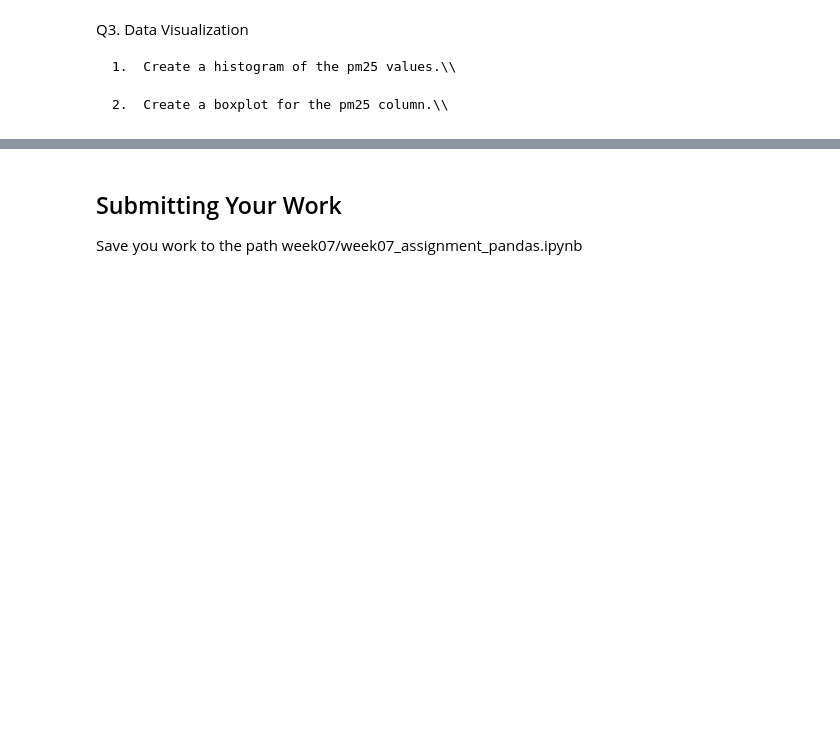
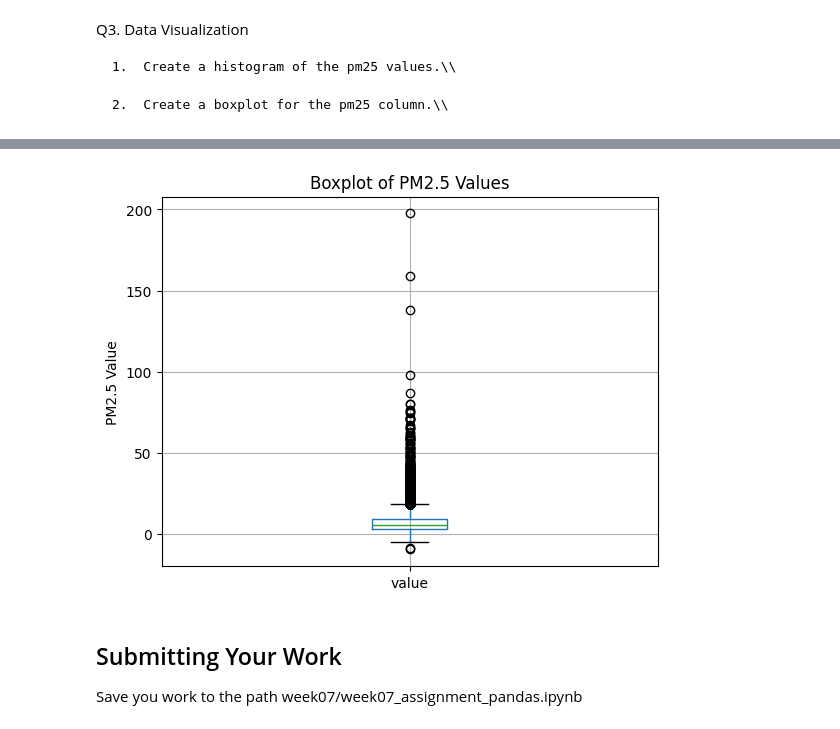
Before and after one commit to AbigailWolfmeyer/ores5160-2026, a Jupyter notebook: week07/week07_assignment_pandas.ipynb, the cells around one changed output, grey strips where cells are left out. Cells and saved outputs as stored; diff of their text form; code cells hidden in the pictures; blank space fills up the shorter version.

```diff
--- a/week07/week07_assignment_pandas.ipynb
+++ b/week07/week07_assignment_pandas.ipynb
@@ -43,3 +186,11 @@ Q3. Data Visualization
+# %%
+airquality_from_file[airquality_from_file["pollutant"] == "pm25"].boxplot(column="value")
+
+plt.ylabel("PM2.5 Value")
+plt.title("Boxplot of PM2.5 Values")
+plt.show()
+# %% [output]
+[figure, added]
 # %% [markdown]
 
 ## Submitting Your Work
```
Also changed, not shown: parts of 13 cells of this notebook.
